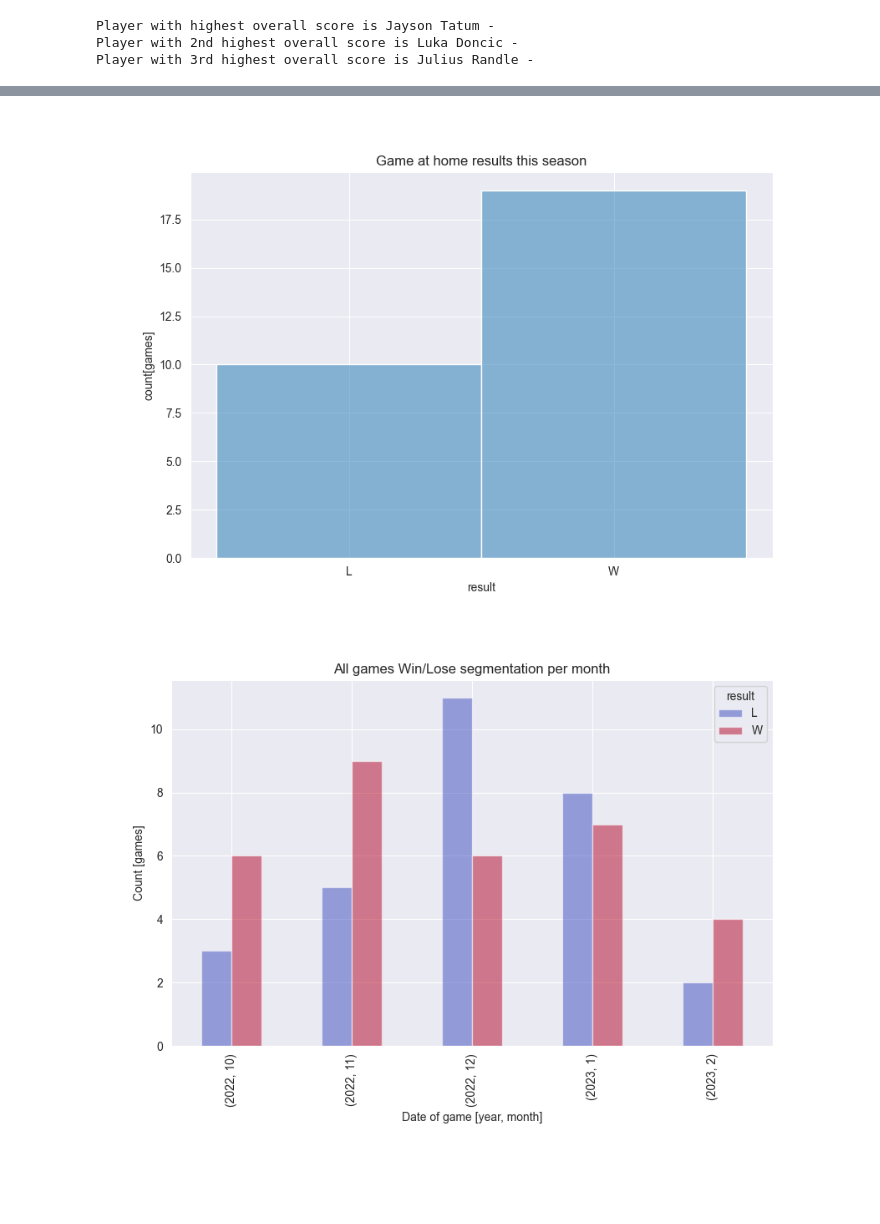
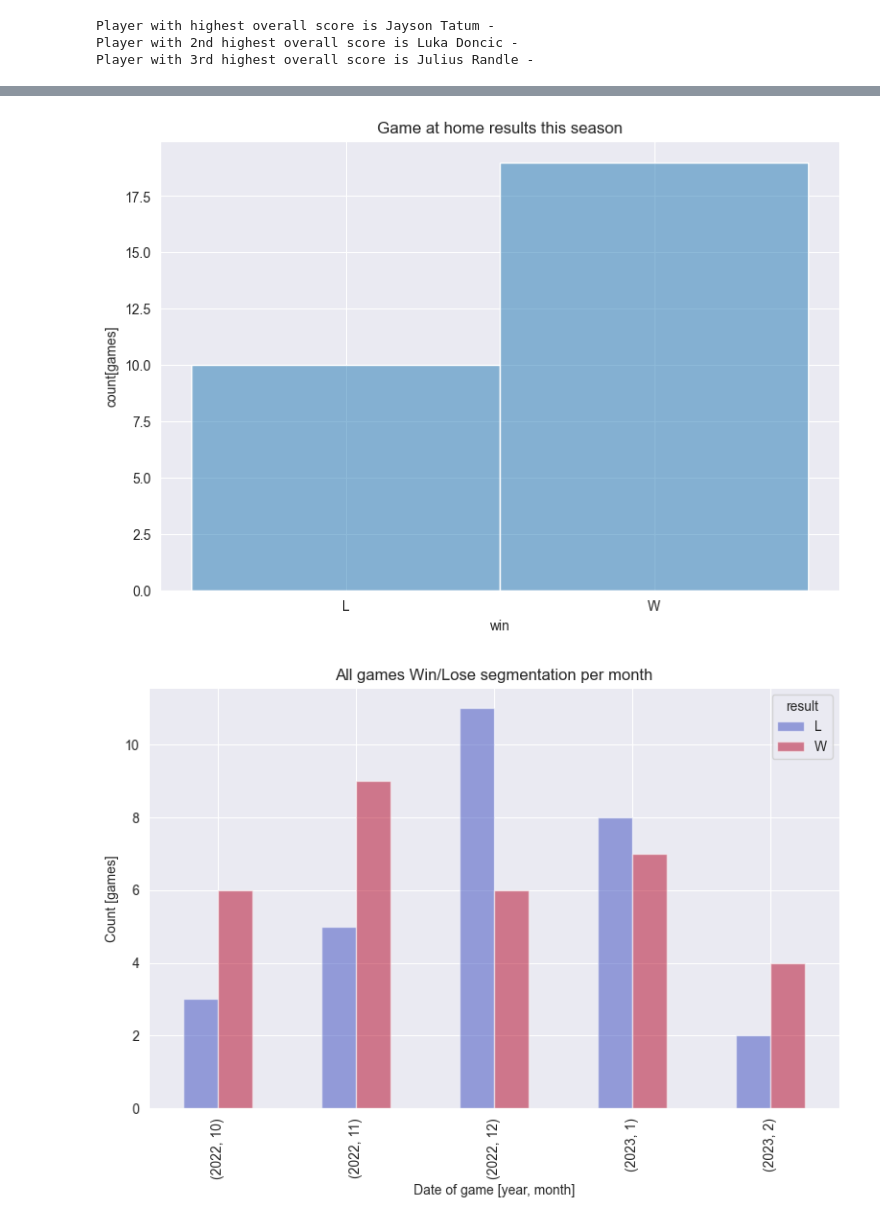
Before and after one commit to ShiriGilboa/BigDataProject, a Jupyter notebook: Data analysis/Big_data_Final_project_analysis.ipynb, the cells around one changed output, grey strips where cells are left out. Saved outputs shown, nothing was run; the diff lists cells and outputs as text; code cells hidden in the pictures; blank space fills up the shorter version.

```diff
--- a/Data analysis/Big_data_Final_project_analysis.ipynb
+++ b/Data analysis/Big_data_Final_project_analysis.ipynb
@@ -71,5 +72,5 @@ def index_to_strings_players(argument, player_name, stat_name, value):
 # # printing all tables list
 # print(cursor.fetchall())
 # %%
-spark = SparkSession.builder.appName('treatmeant').getOrCreate()
+spark = SparkSession.builder.appName('treatmeant').config('spark.sql.codegen.wholeStage', 'false').getOrCreate()
 # %% [output]
@@ -700,12 +688,12 @@ plt.show(fig);
 # %%
 fig = plt.figure(figure_count, figsize = (9, 6))
 figure_count += 1
-ax = sns.histplot(selected_team_games.loc[selected_team_games['home'] == True, 'result'].to_numpy(), alpha = 0.5)
-ax.set(title = "Game at home results this season", xlabel = 'result', ylabel='count[games]')
+ax = sns.histplot(selected_team_games.loc[selected_team_games['home'] == True, 'result'].to_numpy(), alpha = 0.5, bins = [-0.5, 0.5, 1.5])
+ax.set(title = "Game at home results this season", xlabel = 'win', ylabel='count[games]')
 plt.legend([],[], frameon = False)
 plt.show(fig);
 # %% [output]
-[figure, old version]
+[figure, new version]
 # %%
 selected_team_games_copy = selected_team_games.to_pandas().set_index('Date')
 
@@ -724,5 +712,5 @@ ax.set_ylabel('Count [games]')
 ax.set_title('All games Win/Lose segmentation per month')
 plt.show(fig);
 # %% [output]
-[figure, old version]
+[figure, new version]
 # %%
```
Also changed, not shown: parts of 45 cells of this notebook, 2 other files.
